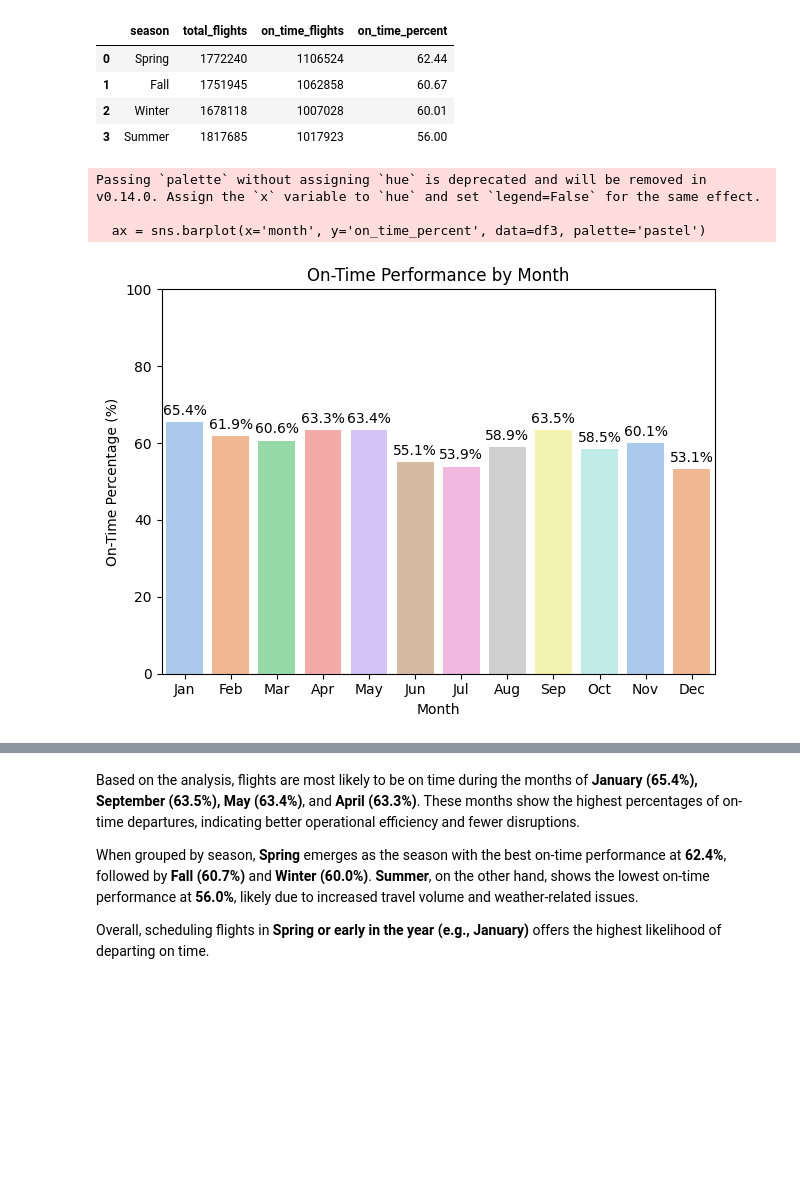
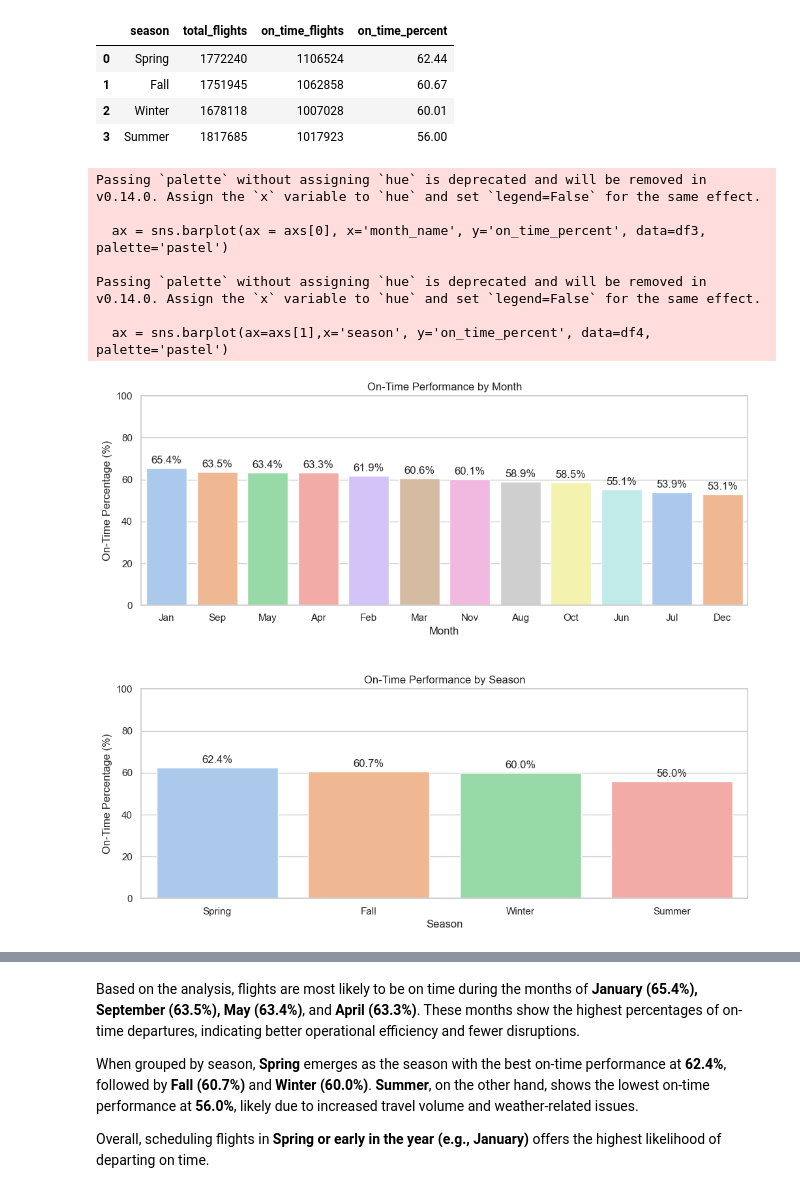
Before and after one commit to Hazim-HF/Data-Management-Project2, a Jupyter notebook: P152419_Project2_STQD6324.ipynb, the cells around one changed output, grey strips where cells are left out. Cells and saved outputs as stored; diff of their text form; code cells hidden in the pictures; blank space fills up the shorter version.

```diff
--- a/P152419_Project2_STQD6324.ipynb
+++ b/P152419_Project2_STQD6324.ipynb
@@ -483,3 +483,13 @@ df3
 | 9 | 6 | 588227 | 324327 | 55.14 |
 | 10 | 7 | 610509 | 329052 | 53.90 |
 | 11 | 12 | 586664 | 311734 | 53.14 |
+# %%
+# define month name
+month_map = {
+    1: 'Jan', 2: 'Feb', 3: 'Mar', 4: 'Apr',
+    5: 'May', 6: 'Jun', 7: 'Jul', 8: 'Aug',
+    9: 'Sep', 10: 'Oct', 11: 'Nov', 12: 'Dec'
+}
+
+df3['month_name'] = df3['month'].map(month_map)
+df3
@@ -516,21 +540,37 @@ df4
 | 2 | Winter | 1678118 | 1007028 | 60.01 |
 | 3 | Summer | 1817685 | 1017923 | 56.00 |
 # %%
+fig, axs = plt.subplots(2, 1, figsize=(12,10))
 # combine month and season data
-ax = sns.barplot(x='month', y='on_time_percent', data=df3, palette='pastel')
+ax = sns.barplot(ax = axs[0], x='month_name', y='on_time_percent', data=df3, palette='pastel')
 
 for container in ax.containers:
     ax.bar_label(container, labels=[f'{v:.1f}%' for v in container.datavalues], padding=3)
 
-plt.ylim(0, 100)
-plt.title("On-Time Performance by Month")
-plt.xlabel("Month")
-plt.ylabel("On-Time Percentage (%)")
-plt.tight_layout()
-plt.xticks(ticks=range(12), labels=['Jan', 'Feb', 'Mar', 'Apr', 'May', 'Jun', 'Jul', 'Aug', 'Sep', 'Oct', 'Nov', 'Dec'])
+axs[0].set_ylim(0, 100)
+axs[0].set_title("On-Time Performance by Month")
+axs[0].set_xlabel("Month")
+axs[0].set_ylabel("On-Time Percentage (%)")
+
+ax = sns.barplot(ax=axs[1],x='season', y='on_time_percent', data=df4, palette='pastel')
+
+for container in ax.containers:
+    ax.bar_label(container,
+                 labels=[f'{v:.1f}%' for v in container.datavalues],
+                 padding=3)
+
+axs[1].set_title("On-Time Performance by Season")
+axs[1].set_xlabel("Season")
+axs[1].set_ylabel("On-Time Percentage (%)")
+axs[1].set_ylim(0, 100)
+plt.subplots_adjust(hspace=0.4)
 plt.show();
 # %% [output]
 Passing `palette` without assigning `hue` is deprecated and will be removed in v0.14.0. Assign the `x` variable to `hue` and set `legend=False` for the same effect.
 
-  ax = sns.barplot(x='month', y='on_time_percent', data=df3, palette='pastel')
+  ax = sns.barplot(ax = axs[0], x='month_name', y='on_time_percent', data=df3, palette='pastel')
+
+Passing `palette` without assigning `hue` is deprecated and will be removed in v0.14.0. Assign the `x` variable to `hue` and set `legend=False` for the same effect.
+
+  ax = sns.barplot(ax=axs[1],x='season', y='on_time_percent', data=df4, palette='pastel')
-[figure, old version]
+[figure, new version]
```
Also changed, not shown: parts of 15 cells of this notebook.
